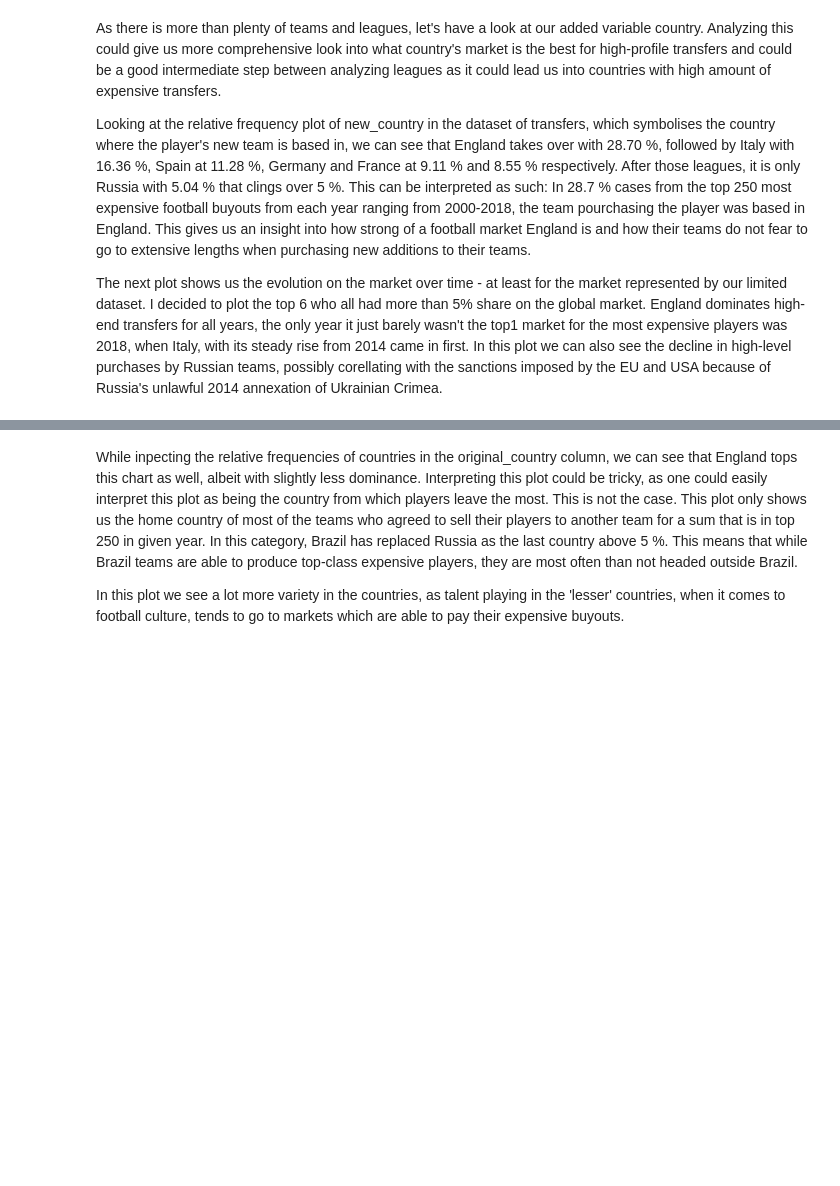
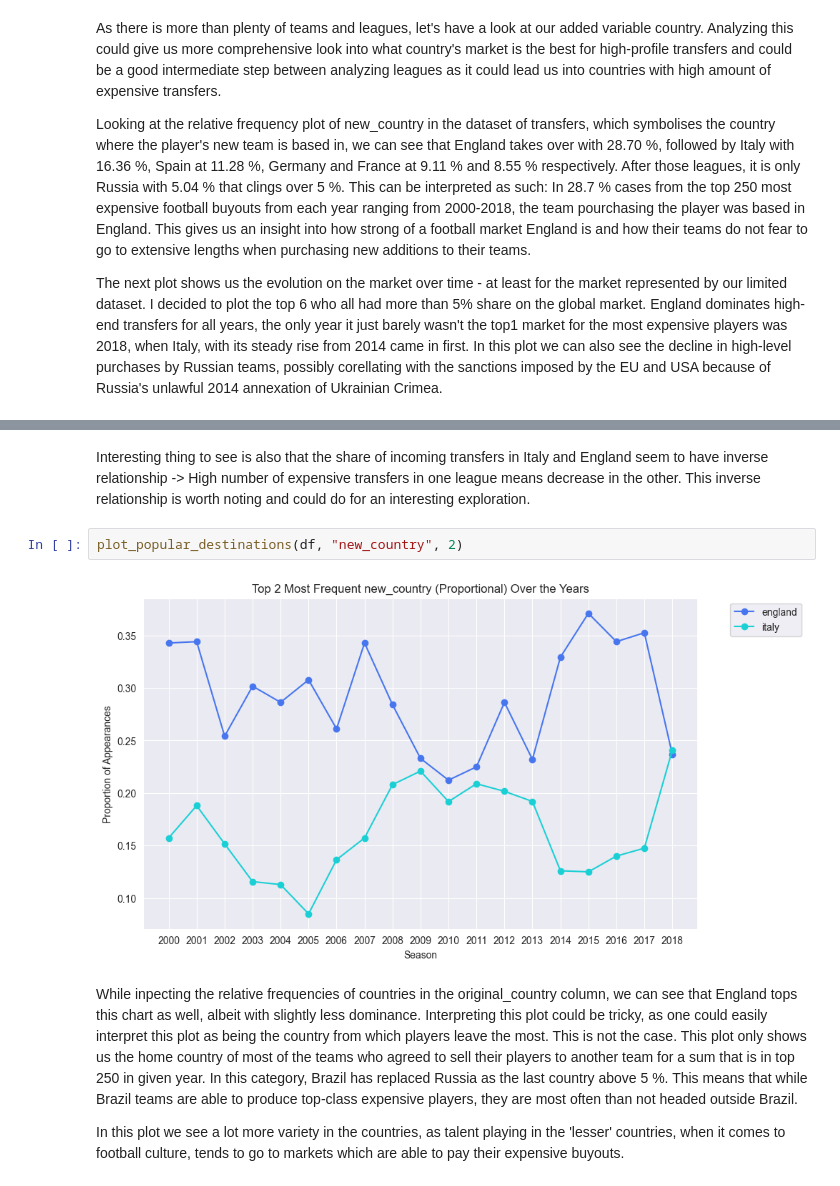
Before and after one commit to balooooooooo/football-transfers-eda, a Jupyter notebook: football_transfers.ipynb, the cells around one changed output, grey strips where cells are left out. Saved outputs shown, nothing was run; the diff lists cells and outputs as text; blank space fills up the shorter version.

```diff
--- a/football_transfers.ipynb
+++ b/football_transfers.ipynb
@@ -577,3 +695,9 @@ plot_popular_destinations("new_country", 2)
+# %% [markdown]
+Interesting thing to see is also that the share of incoming transfers in Italy and England seem to have inverse relationship -> High number of expensive transfers in one league means decrease in the other. This inverse relationship is worth noting and could do for an interesting exploration.
+# %%
+plot_popular_destinations(df, "new_country", 2)
+# %% [output]
+[figure, added]
 # %% [markdown]
 While inpecting the relative frequencies of countries in the original_country column, we can see that England tops this chart as well, albeit with slightly less dominance.
 Interpreting this plot could be tricky, as one could easily interpret this plot as being the country from which players leave the most. This is not the case. This plot only shows us the home country of most of the teams who agreed to sell their players to another team for a sum that is in top 250 in given year. In this category, Brazil has replaced Russia as the last country above 5 %. This means that while Brazil teams are able to produce top-class expensive players, they are most often than not headed outside Brazil.
```
Also changed, not shown: parts of 68 cells of this notebook.
